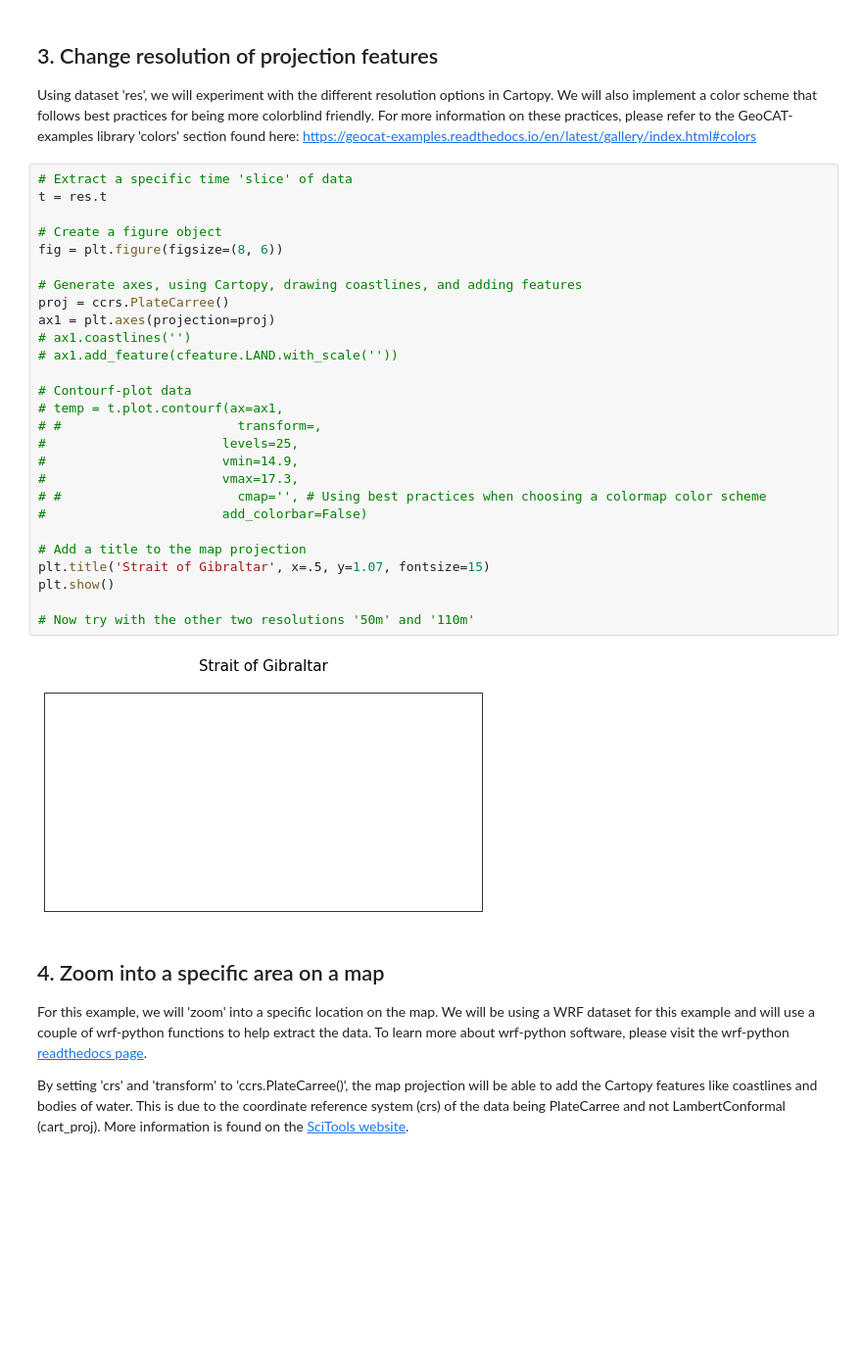
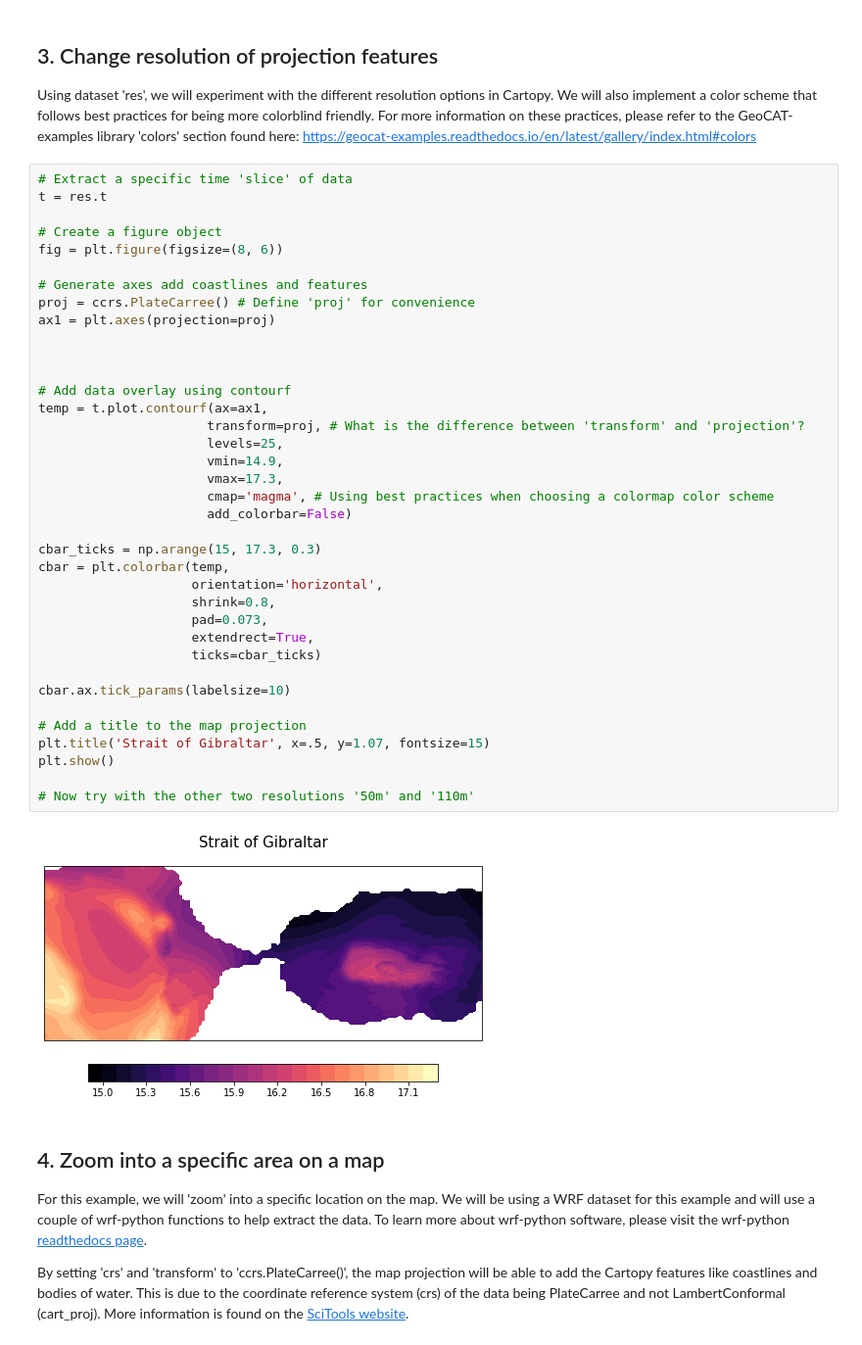
Before and after one commit to michaelavs/cartopy_tutorial, a Jupyter notebook: cartopy_tutorial.ipynb, the cells around one changed output. Shown at 98% size. Drawn from its saved outputs; the diff is of its cells as text; blank space fills up the shorter version.

```diff
--- a/cartopy_tutorial.ipynb
+++ b/cartopy_tutorial.ipynb
@@ -62,32 +51,42 @@ Using dataset 'res', we will experiment with the different resolution options in
 # %%
 # Extract a specific time 'slice' of data
 t = res.t
 
 # Create a figure object
 fig = plt.figure(figsize=(8, 6))
 
-# Generate axes, using Cartopy, drawing coastlines, and adding features
-proj = ccrs.PlateCarree()
+# Generate axes add coastlines and features
+proj = ccrs.PlateCarree() # Define 'proj' for convenience
 ax1 = plt.axes(projection=proj)
-# ax1.coastlines('')
-# ax1.add_feature(cfeature.LAND.with_scale(''))
 
-# Contourf-plot data
-# temp = t.plot.contourf(ax=ax1,
-# #                       transform=,
-#                       levels=25,
-#                       vmin=14.9,
-#                       vmax=17.3,
-# #                       cmap='', # Using best practices when choosing a colormap color scheme
-#                       add_colorbar=False)
+
+
+# Add data overlay using contourf
+temp = t.plot.contourf(ax=ax1,
+                      transform=proj, # What is the difference between 'transform' and 'projection'?
+                      levels=25,
+                      vmin=14.9,
+                      vmax=17.3,
+                      cmap='magma', # Using best practices when choosing a colormap color scheme
+                      add_colorbar=False)
+
+cbar_ticks = np.arange(15, 17.3, 0.3)
+cbar = plt.colorbar(temp,
+                    orientation='horizontal',
+                    shrink=0.8,
+                    pad=0.073,
+                    extendrect=True,
+                    ticks=cbar_ticks)
+
+cbar.ax.tick_params(labelsize=10)
 
 # Add a title to the map projection
 plt.title('Strait of Gibraltar', x=.5, y=1.07, fontsize=15)
 plt.show()
 
 # Now try with the other two resolutions '50m' and '110m'
 # %% [output]
-[figure, old version]
+[figure, new version]
 # %% [markdown]
 ## 4. Zoom into a specific area on a map ##
 For this example, we will 'zoom' into a specific location on the map. We will be using a WRF dataset for this example and will use a couple of wrf-python functions to help extract the data. To learn more about wrf-python software, please visit the wrf-python [readthedocs page](https://wrf-python.readthedocs.io/en/latest/).
```
Also changed, not shown: parts of 6 cells of this notebook.
